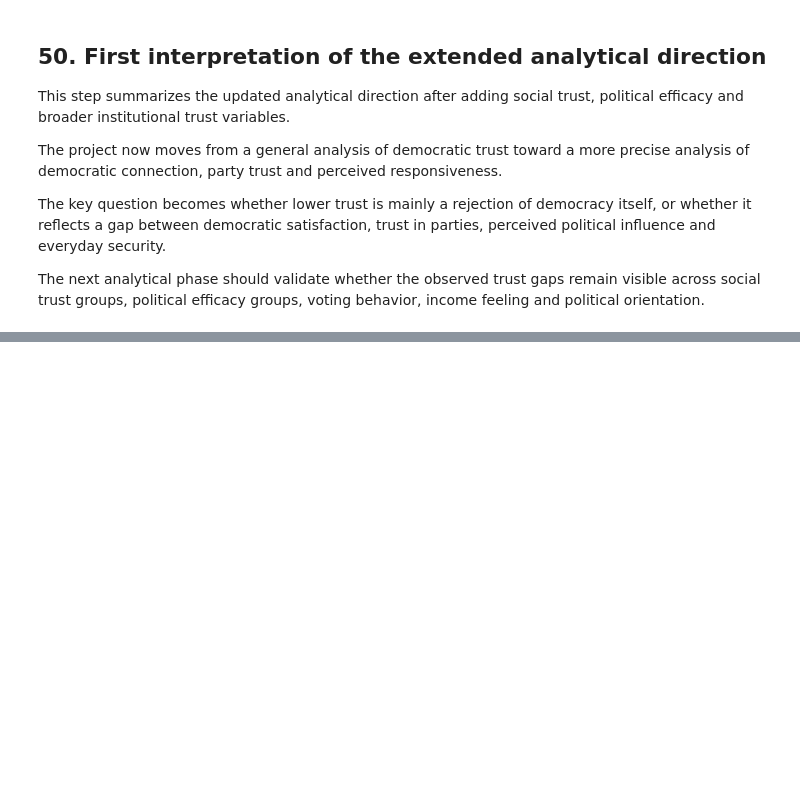
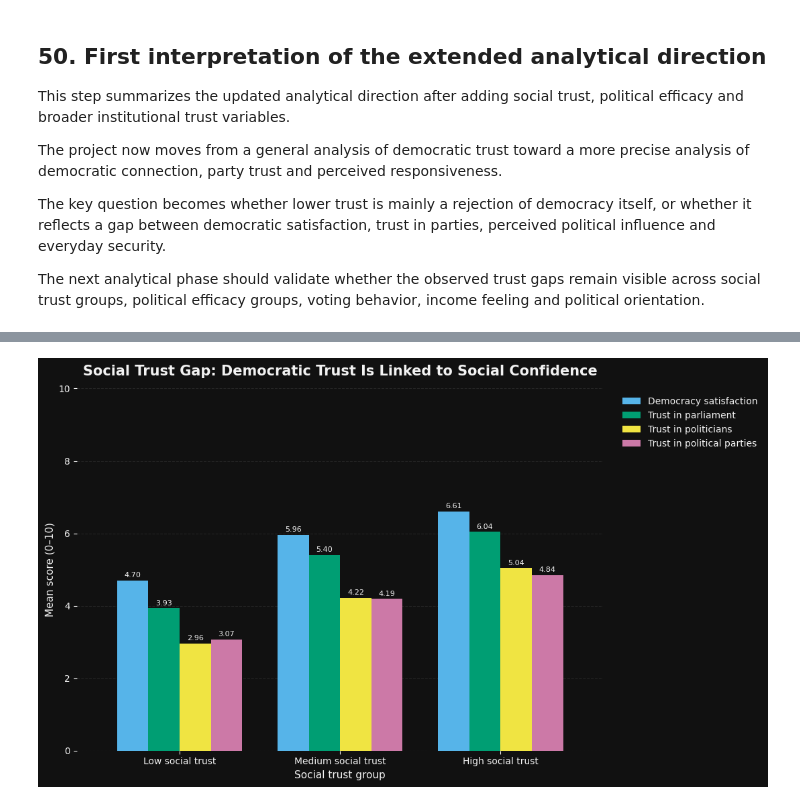
Before and after one commit to kainaegle/democratic-connection-ess11-germany, a Jupyter notebook: notebooks/01_ess11_germany_eda.ipynb, the cells around one changed output, grey strips where cells are left out. Cells and saved outputs as stored; diff of their text form; code cells hidden in the pictures; blank space fills up the shorter version.

```diff
--- a/notebooks/01_ess11_germany_eda.ipynb
+++ b/notebooks/01_ess11_germany_eda.ipynb
@@ -1209,0 +1411,76 @@ The next analytical phase should validate whether the observed trust gaps remain
+# %%
+# 51.3 Visualize democratic trust by social trust group with accessible dark theme
+
+social_plot = (
+    df_de.groupby("social_trust_group", observed=False)[
+        ["stfdem", "trstprl", "trstplt", "trstprt"]
+    ]
+    .mean()
+    .round(2)
+)
+
+social_plot = social_plot.rename(columns={
+    "stfdem": "Democracy satisfaction",
+    "trstprl": "Trust in parliament",
+    "trstplt": "Trust in politicians",
+    "trstprt": "Trust in political parties"
+})
+
+dark_bg = "#111111"
+text_col = "#F2F2F2"
+grid_col = "#333333"
+
+palette = ["#56B4E9", "#009E73", "#F0E442", "#CC79A7"]
+
+fig, ax = plt.subplots(figsize=(11, 6.5))
+fig.patch.set_facecolor(dark_bg)
+ax.set_facecolor(dark_bg)
+
+social_plot.plot(
+    kind="bar",
+    ax=ax,
+    color=palette,
+    width=0.78
+)
+
+ax.set_title(
+    "Social Trust Gap: Democratic Trust Is Linked to Social Confidence",
+    color=text_col,
+    fontsize=15,
+    weight="bold",
+    pad=14
+)
+
+ax.set_xlabel("Social trust group", color=text_col, fontsize=11)
+ax.set_ylabel("Mean score (0–10)", color=text_col, fontsize=11)
+ax.set_ylim(0, 10)
+
+ax.tick_params(axis="x", colors=text_col, rotation=0)
+ax.tick_params(axis="y", colors=text_col)
+
+ax.yaxis.grid(True, color=grid_col, linestyle="--", alpha=0.6)
+ax.set_axisbelow(True)
+
+for spine in ax.spines.values():
+    spine.set_visible(False)
+
+legend = ax.legend(
+    title="",
+    bbox_to_anchor=(1.02, 1),
+    loc="upper left",
+    frameon=False
+)
+
+for text in legend.get_texts():
+    text.set_color(text_col)
+
+for container in ax.containers:
+    ax.bar_label(container, fmt="%.2f", label_type="edge", color=text_col, fontsize=8, padding=2)
+
+plt.tight_layout()
+plt.savefig(viz_path / "03_social_trust_gap_dark.png", dpi=300, bbox_inches="tight", facecolor=fig.get_facecolor())
+plt.show()
+
+social_plot
+# %% [output]
+[figure, added]
```
Also changed, not shown: parts of 13 cells of this notebook, 6 other files.
